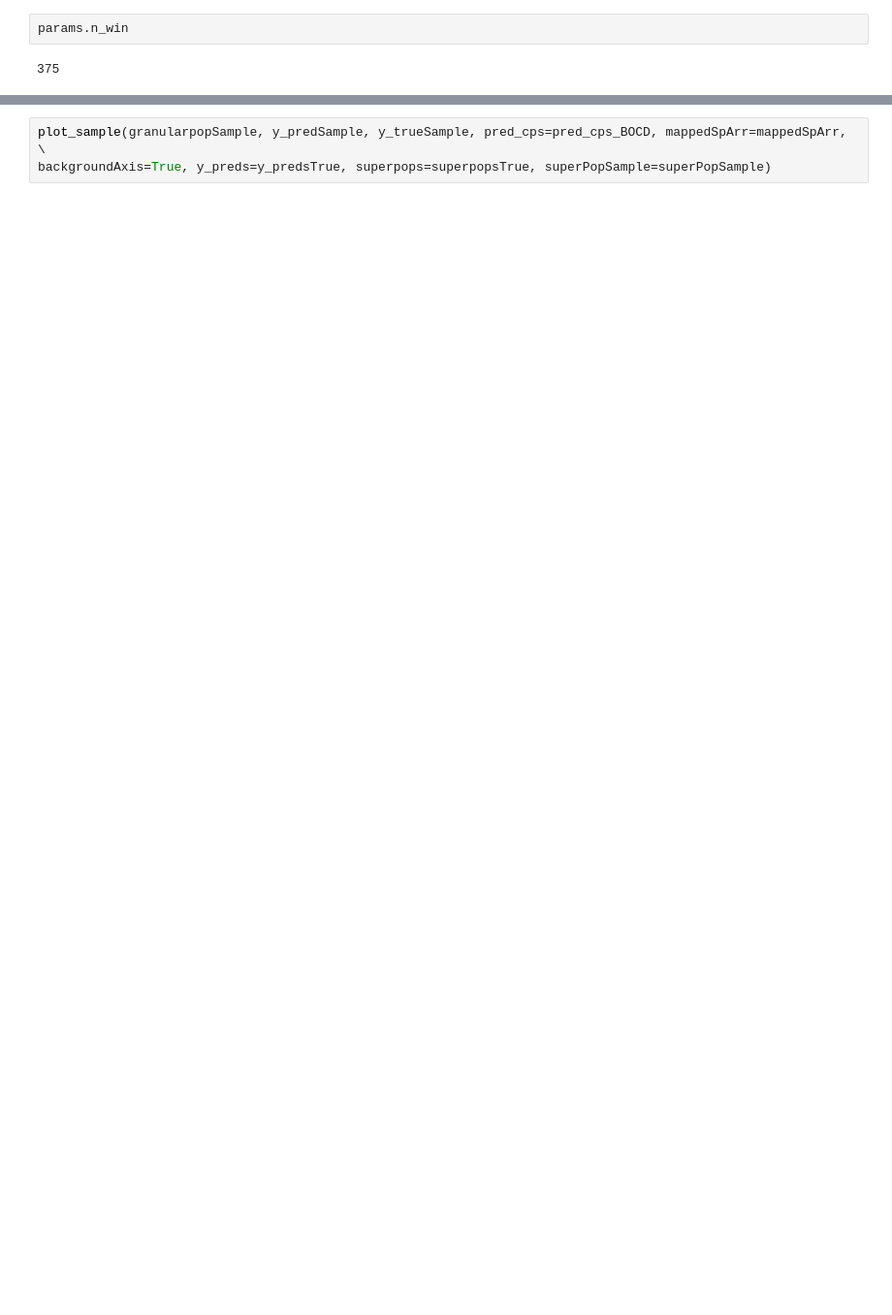
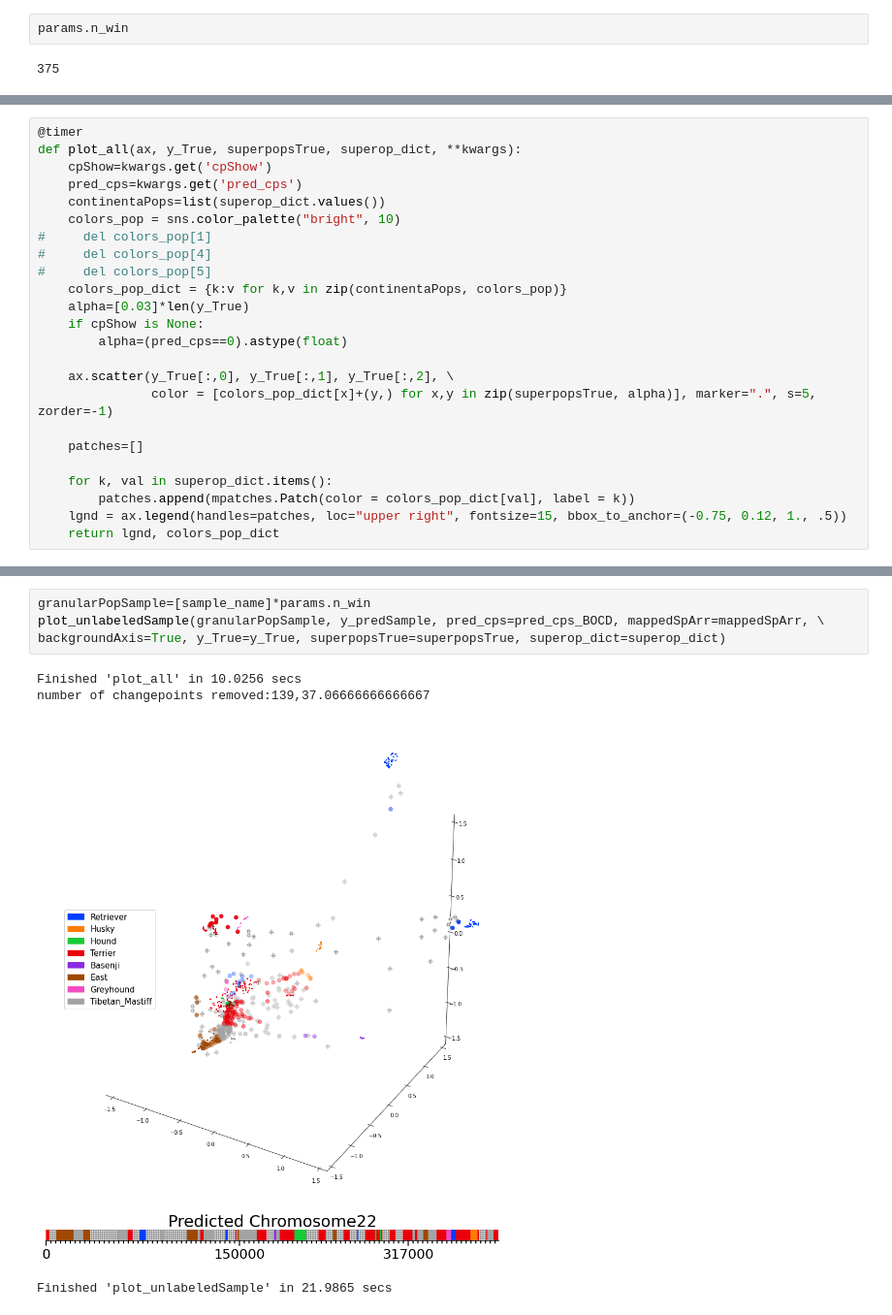
Before and after one commit to RichRast/Ge3Net, a Jupyter notebook: Notebooks/Shared_Notebooks/Admixed_dogs_predictions.ipynb, the cells around one changed output, grey strips where cells are left out. Shown: that part at 97% size. Saved outputs shown, nothing was run; the diff lists cells and outputs as text; blank space fills up the shorter version.

```diff
--- a/Notebooks/Shared_Notebooks/Admixed_dogs_predictions.ipynb
+++ b/Notebooks/Shared_Notebooks/Admixed_dogs_predictions.ipynb
@@ -221,2 +490,26 @@ superpopsTrue=valid_dataset.data['superpop'].reshape(-1,)
+# %%
+@timer
+def plot_all(ax, y_True, superpopsTrue, superop_dict, **kwargs):
+    cpShow=kwargs.get('cpShow')
+    pred_cps=kwargs.get('pred_cps')
+    continentaPops=list(superop_dict.values())
+    colors_pop = sns.color_palette("bright", 10)
+#     del colors_pop[1]
+#     del colors_pop[4]
+#     del colors_pop[5]
+    colors_pop_dict = {k:v for k,v in zip(continentaPops, colors_pop)}
+    alpha=[0.03]*len(y_True)
+    if cpShow is None:
+        alpha=(pred_cps==0).astype(float)
+
+    ax.scatter(y_True[:,0], y_True[:,1], y_True[:,2], \
+               color = [colors_pop_dict[x]+(y,) for x,y in zip(superpopsTrue, alpha)], marker=".", s=5, zorder=-1)
+
+    patches=[]
+
+    for k, val in superop_dict.items():
+        patches.append(mpatches.Patch(color = colors_pop_dict[val], label = k))
+    lgnd = ax.legend(handles=patches, loc="upper right", fontsize=15, bbox_to_anchor=(-0.75, 0.12, 1., .5))
+    return lgnd, colors_pop_dict
 # %%
 @timer
@@ -331,5 +612,11 @@ def plot_sample(granularPopSample, y_predSample, y_trueSample, **kwargs):
     plt.show()
     plt.close('all')
 # %%
-plot_sample(granularpopSample, y_predSample, y_trueSample, pred_cps=pred_cps_BOCD, mappedSpArr=mappedSpArr, \
-backgroundAxis=True, y_preds=y_predsTrue, superpops=superpopsTrue, superPopSample=superPopSample)
+granularPopSample=[sample_name]*params.n_win
+plot_unlabeledSample(granularPopSample, y_predSample, pred_cps=pred_cps_BOCD, mappedSpArr=mappedSpArr, \
+backgroundAxis=True, y_True=y_True, superpopsTrue=superpopsTrue, superop_dict=superop_dict)
+# %% [output]
+Finished 'plot_all' in 10.0256 secs
+number of changepoints removed:139,37.06666666666667
+[figure, added]
+Finished 'plot_unlabeledSample' in 21.9865 secs
```
Also changed, not shown: parts of 59 cells of this notebook, 8 other files.
